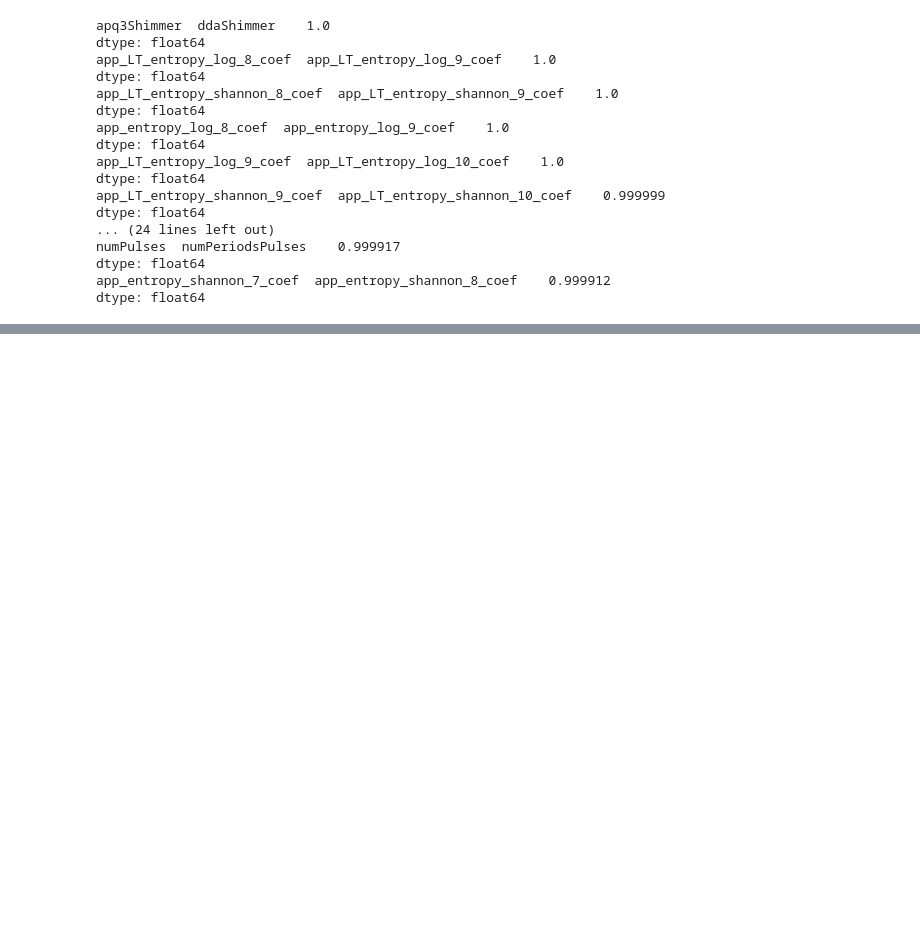
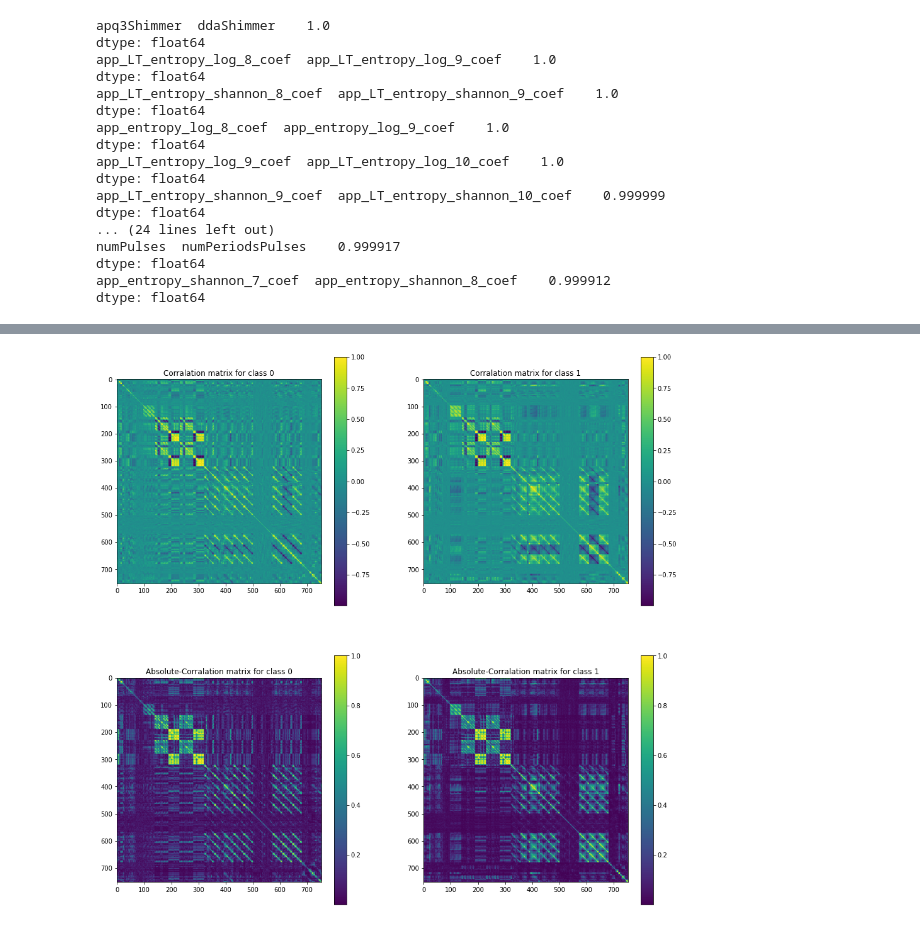
Before and after one commit to mocedon/ee_046202, a Jupyter notebook: ee046202_hw_1_312347982_312775364.ipynb, the cells around one changed output, grey strips where cells are left out. Saved outputs shown, nothing was run; the diff lists cells and outputs as text; code cells hidden in the pictures; blank space fills up the shorter version.

```diff
--- a/ee046202_hw_1_312347982_312775364.ipynb
+++ b/ee046202_hw_1_312347982_312775364.ipynb
@@ -669,12 +678,18 @@ dtype: float64
 data_class_0 = data.loc[data['class'] == 0].drop(['class'], axis=1) #Get corr matrix for all items in class 0
 data_class_1 = data.loc[data['class'] == 1].drop(['class'], axis=1) #Get corr matrix for all items in class 1
 
-fig = plt.figure(figsize=(12,5))
+plt.figure(figsize=(16,16))
 
 rep = [data_class_0, data_class_1] # repeat for class 0 and 1
 for i, d in enumerate(rep):
     corr_mat = d.corr() # get corraletions
-    ax = fig.add_subplot(1,2,i+1)
-    ax.imshow(corr_mat)
-    ax.set_title('Corralation matrix for class {}'.format(i))
+    plt.subplot(2, 2, i+1)
+    plt.imshow(corr_mat)
+    plt.colorbar()
+    plt.title('Corralation matrix for class {}'.format(i))
+
+    plt.subplot(2, 2, i+3)
+    plt.imshow(np.abs(corr_mat))
+    plt.colorbar()
+    plt.title('Absolute-Corralation matrix for class {}'.format(i))
 # %% [output]
@@ -683,3 +696,4 @@ for i, d in enumerate(rep):
+[figure, added]
 # %%
 # Question 7 - Cancelled
 # %% [markdown]
```
Also changed, not shown: parts of 7 cells of this notebook.
